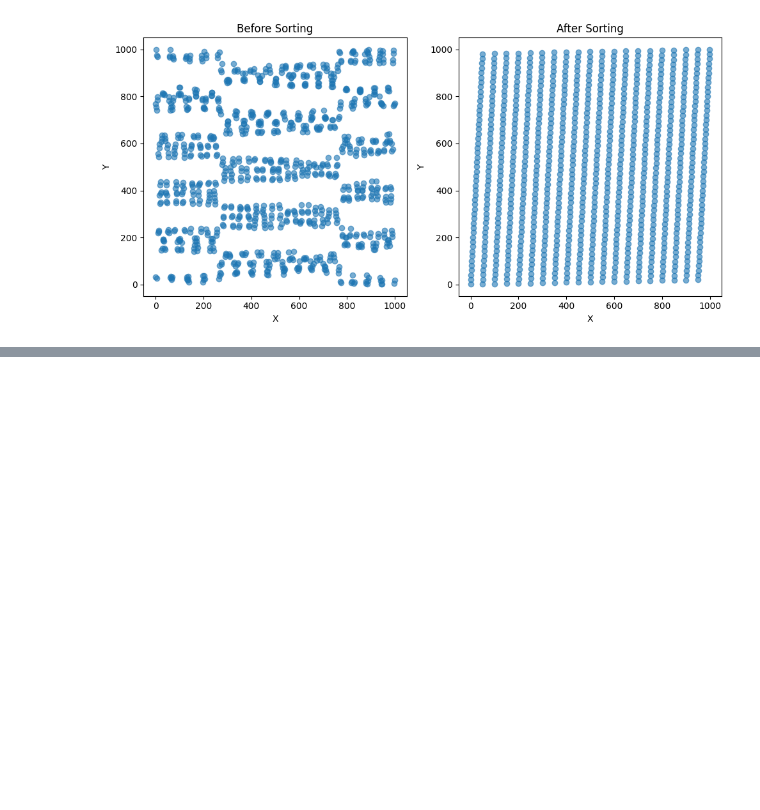
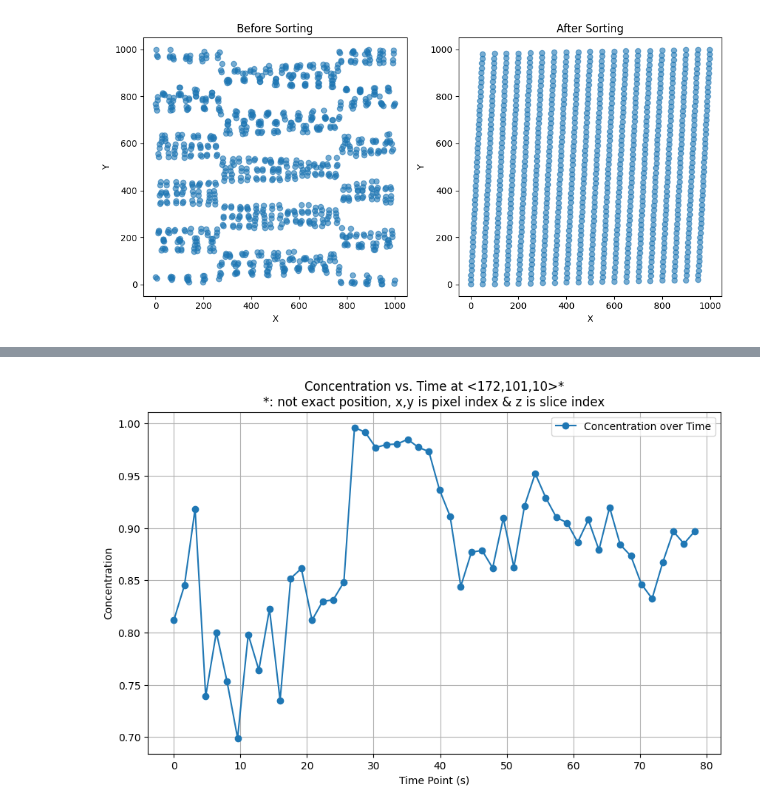
Before and after one commit to qqgjyx/MATH-Group, a Jupyter notebook: main.ipynb, the cells around one changed output, grey strips where cells are left out. Cells and saved outputs as stored; diff of their text form; code cells hidden in the pictures; blank space fills up the shorter version.

```diff
--- a/main.ipynb
+++ b/main.ipynb
@@ -282,0 +279,4 @@ unique image_positions:
+# %%
+plt_point(172,101,10)
+# %% [output]
+[figure, added]
```
Also changed, not shown: parts of 8 cells of this notebook, 1 other file.
